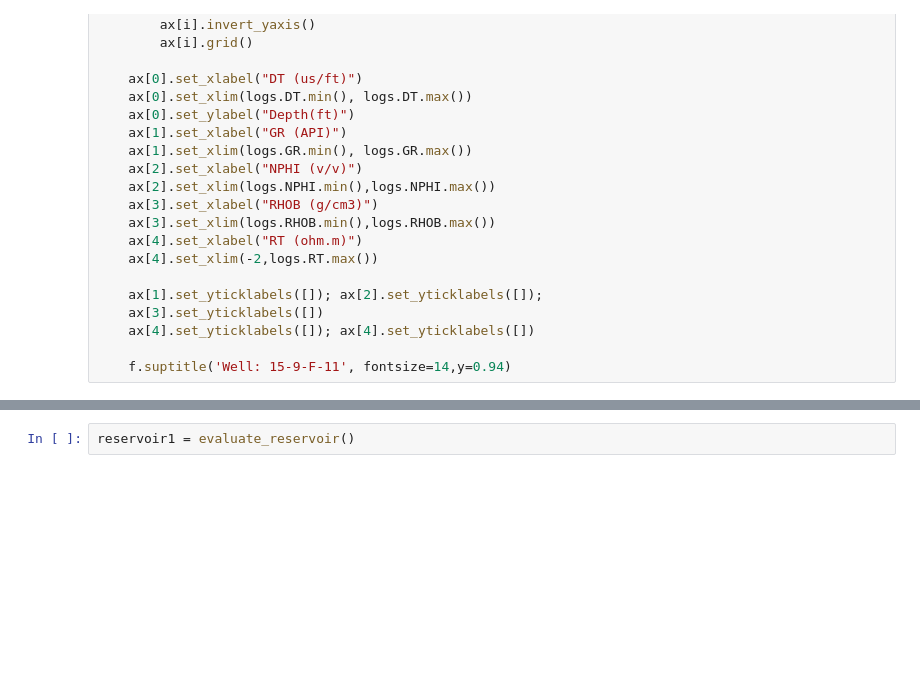
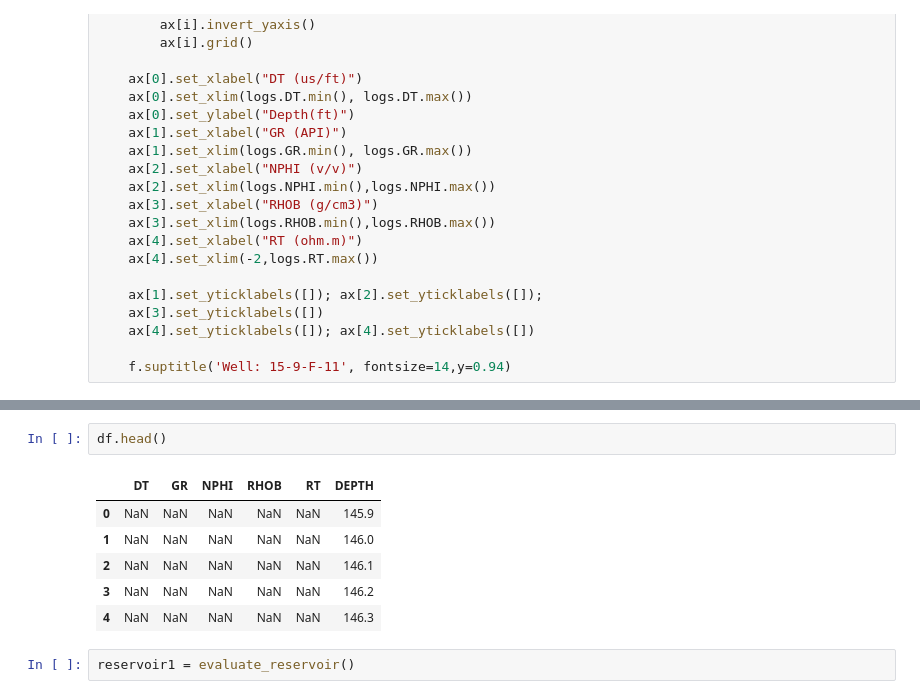
Before and after one commit to olawaleibrahim/PETROPHYSICAL-INTERPRETATION, a Jupyter notebook: Untitled1.ipynb, the cells around one changed output, grey strips where cells are left out. Saved outputs shown, nothing was run; the diff lists cells and outputs as text; blank space fills up the shorter version.

```diff
--- a/Untitled1.ipynb
+++ b/Untitled1.ipynb
@@ -99,3 +90,12 @@ dtype: int64
+# %%
+df.head()
+# %% [output]
+|  | DT | GR | NPHI | RHOB | RT | DEPTH |
+| 0 | NaN | NaN | NaN | NaN | NaN | 145.9 |
+| 1 | NaN | NaN | NaN | NaN | NaN | 146.0 |
+| 2 | NaN | NaN | NaN | NaN | NaN | 146.1 |
+| 3 | NaN | NaN | NaN | NaN | NaN | 146.2 |
+| 4 | NaN | NaN | NaN | NaN | NaN | 146.3 |
 # %%
 reservoir1 = evaluate_reservoir()
 # %% [output]
```
Also changed, not shown: parts of 15 cells of this notebook, 2 other files.
